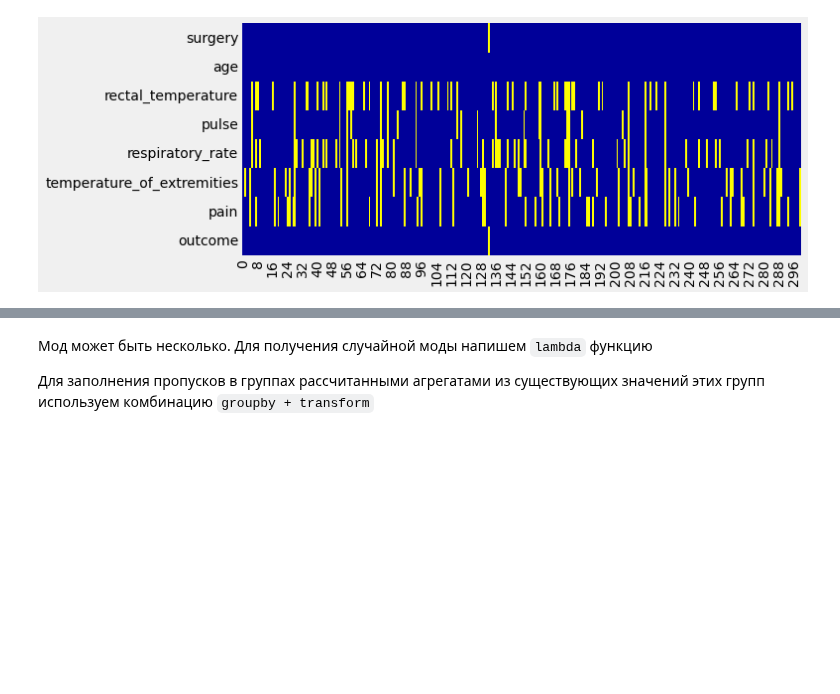
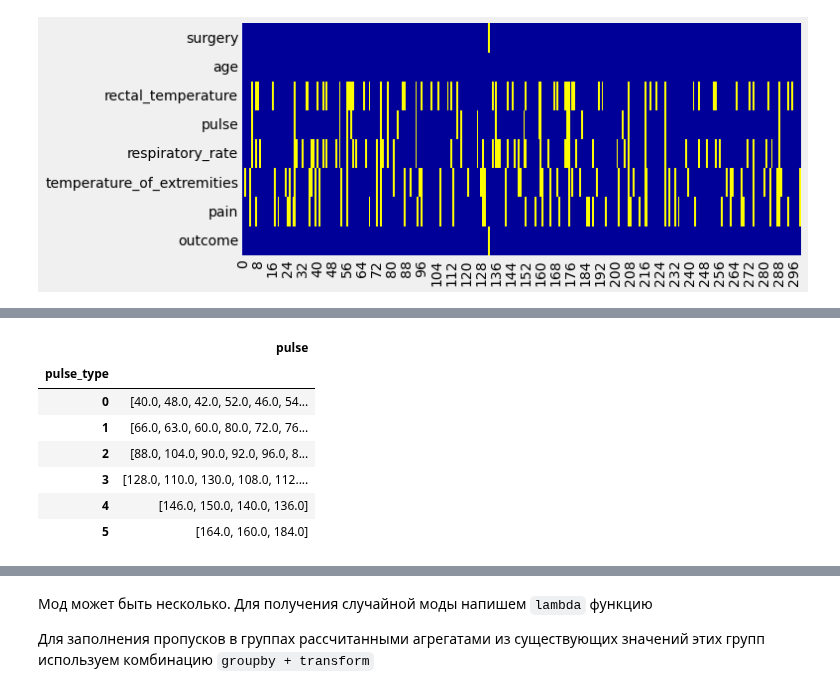
Before and after one commit to choodnovsky/Neto_DEGP-12, a Jupyter notebook: dz_3.01.ipynb, the cells around one changed output, grey strips where cells are left out. Saved outputs shown, nothing was run; the diff lists cells and outputs as text; code cells hidden in the pictures; blank space fills up the shorter version.

```diff
--- a/dz_3.01.ipynb
+++ b/dz_3.01.ipynb
@@ -191,3 +195,15 @@ df.loc[df['pulse'].isnull(),
+# %%
+df['pulse_type'] = pd.cut(df['pulse'], bins=6, labels=False)
+df.groupby('pulse_type').agg({'pulse':'unique'})
+# %% [output]
+|  | pulse |
+| pulse_type |  |
+| 0 | [40.0, 48.0, 42.0, 52.0, 46.0, 54... |
+| 1 | [66.0, 63.0, 60.0, 80.0, 72.0, 76... |
+| 2 | [88.0, 104.0, 90.0, 92.0, 96.0, 8... |
+| 3 | [128.0, 110.0, 130.0, 108.0, 112.... |
+| 4 | [146.0, 150.0, 140.0, 136.0] |
+| 5 | [164.0, 160.0, 184.0] |
 # %%
 print_missing_data(df)
 # %% [output]
```
Also changed, not shown: parts of 8 cells of this notebook.
